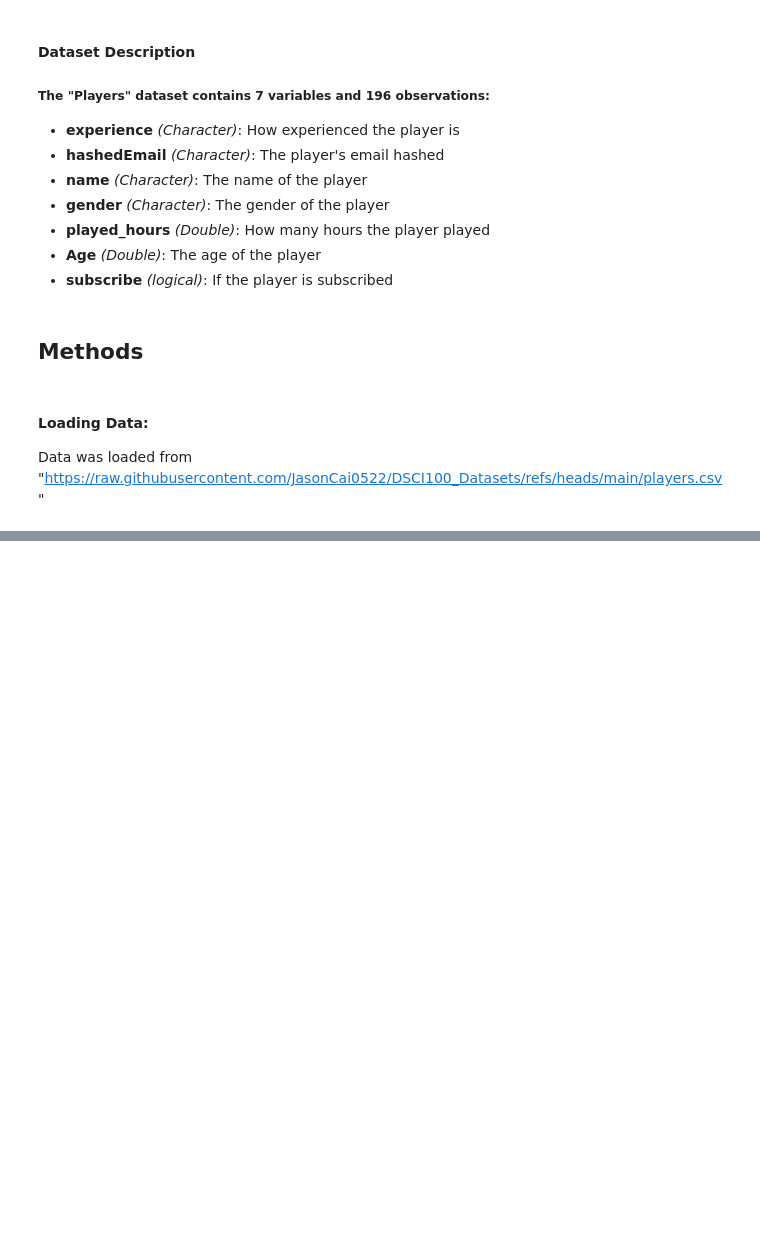
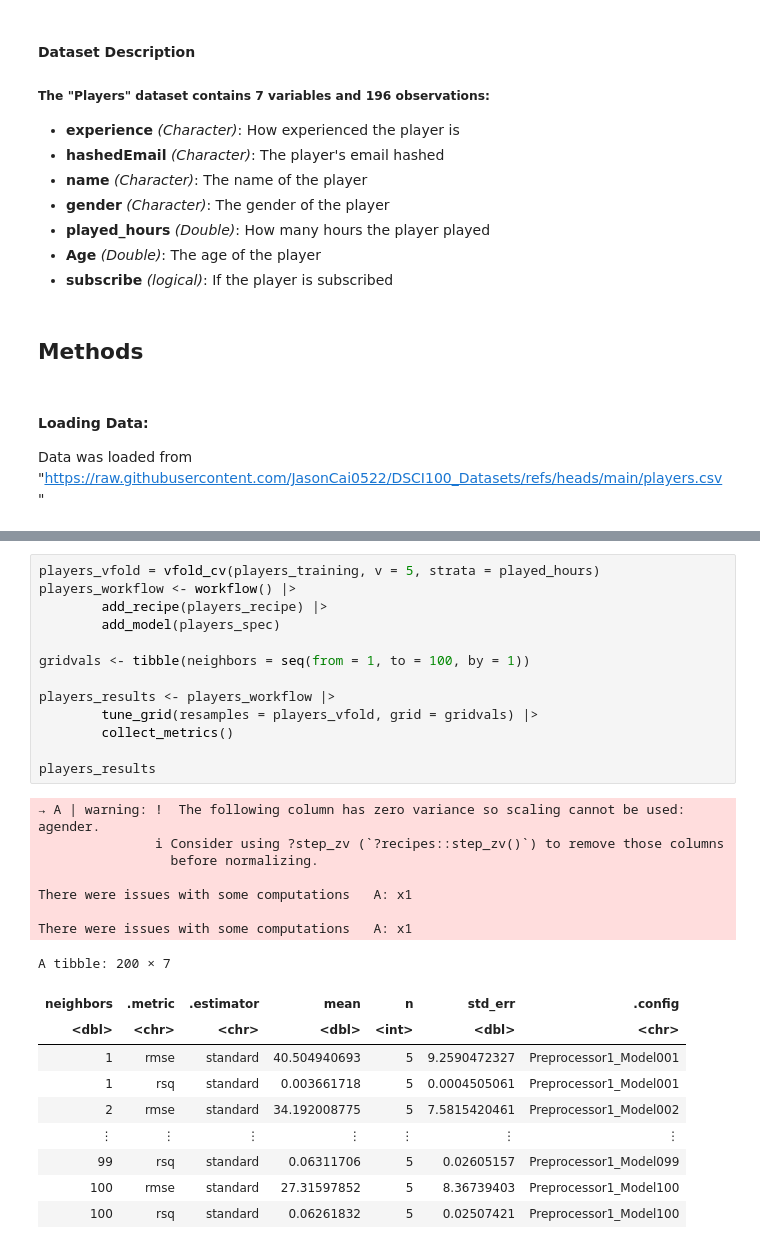
Before and after one commit to JasonCai0522/DSCI100_Group_Project, a Jupyter notebook: Project Report.ipynb, the cells around one changed output, grey strips where cells are left out. Cells and saved outputs as stored; diff of their text form; blank space fills up the shorter version.

```diff
--- a/Project Report.ipynb
+++ b/Project Report.ipynb
@@ -39,0 +156,31 @@ To clean the data, we first decided to change the variables __experience__, __ge
+# %%
+players_vfold = vfold_cv(players_training, v = 5, strata = played_hours)
+players_workflow <- workflow() |>
+        add_recipe(players_recipe) |>
+        add_model(players_spec)
+
+gridvals <- tibble(neighbors = seq(from = 1, to = 100, by = 1))
+
+players_results <- players_workflow |>
+        tune_grid(resamples = players_vfold, grid = gridvals) |>
+        collect_metrics()
+
+players_results
+# %% [output]
+→ A | warning: !  The following column has zero variance so scaling cannot be used: agender.
+               ℹ Consider using ?step_zv (`?recipes::step_zv()`) to remove those columns
+                 before normalizing.
+
+There were issues with some computations   A: x1
+
+There were issues with some computations   A: x1
+A tibble: 200 × 7
+| neighbors | .metric | .estimator | mean | n | std_err | .config |
+| <dbl> | <chr> | <chr> | <dbl> | <int> | <dbl> | <chr> |
+| 1 | rmse | standard | 40.504940693 | 5 | 9.2590472327 | Preprocessor1_Model001 |
+| 1 | rsq | standard | 0.003661718 | 5 | 0.0004505061 | Preprocessor1_Model001 |
+| 2 | rmse | standard | 34.192008775 | 5 | 7.5815420461 | Preprocessor1_Model002 |
+| ⋮ | ⋮ | ⋮ | ⋮ | ⋮ | ⋮ | ⋮ |
+| 99 | rsq | standard | 0.06311706 | 5 | 0.02605157 | Preprocessor1_Model099 |
+| 100 | rmse | standard | 27.31597852 | 5 | 8.36739403 | Preprocessor1_Model100 |
+| 100 | rsq | standard | 0.06261832 | 5 | 0.02507421 | Preprocessor1_Model100 |
```
Also changed, not shown: parts of 12 cells of this notebook.
